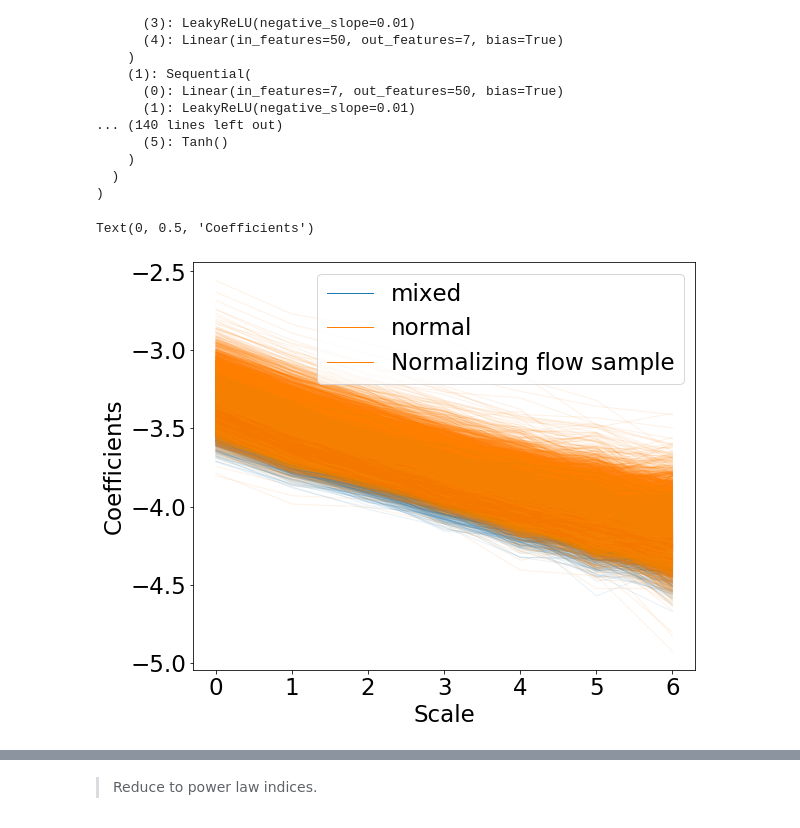
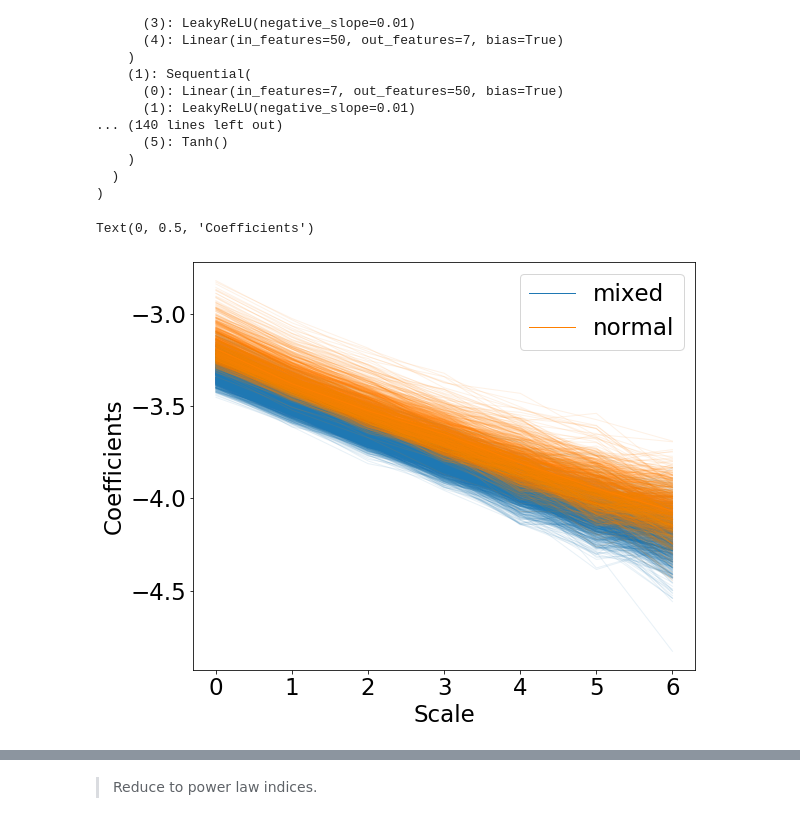
Before and after one commit to tingyuansen/IMLE_on_Galaxy_Images, a Jupyter notebook: AGN_Doublets.ipynb, the cells around one changed output, grey strips where cells are left out. Drawn from its saved outputs; the diff is of its cells as text; code cells hidden in the pictures.

```diff
--- a/AGN_Doublets.ipynb
+++ b/AGN_Doublets.ipynb
@@ -444,23 +444,23 @@ RealNVP(
 # %%
 Sx_coefficient = np.load("../Sx_all_mixed_dense.npy").T
 plt.plot(np.log10(Sx_coefficient), color=cb2[0], alpha=0.1);
 plt.plot(np.log10(Sx_coefficient[:,0]), color=cb2[0], label="mixed");
 
 Sx_coefficient = np.load("../Sx_all_normal_dense.npy").T
 plt.plot(np.log10(Sx_coefficient), color=cb2[1], alpha=0.1);
 plt.plot(np.log10(Sx_coefficient[:,0]), color=cb2[1], label="normal");
 
-flow_sample = flow.sample(torch.from_numpy(np.random.normal(size=(10000,7))).float()).detach().numpy().T
-plt.plot(flow_sample, color=cb2[1], alpha=0.1);
-plt.plot(flow_sample[:,0], color=cb2[1], label="Normalizing flow sample");
+# flow_sample = flow.sample(torch.from_numpy(np.random.normal(size=(10000,7))).float()).detach().numpy().T
+# plt.plot(flow_sample, color=cb2[1], alpha=0.1);
+# plt.plot(flow_sample[:,0], color=cb2[1], label="Normalizing flow sample");
 
 # plt.xticks(np.arange(7),['100d','30d','10d','3d','1d','0.3d','0.1d'])
 plt.legend()
 plt.xlabel("Scale")
 plt.ylabel("Coefficients")
 # %% [output]
 Text(0, 0.5, 'Coefficients')
-[figure, old version]
+[figure, new version]
 # %%
 # choose a index
 ind = 6
```
Also changed, not shown: parts of 4 cells of this notebook.
